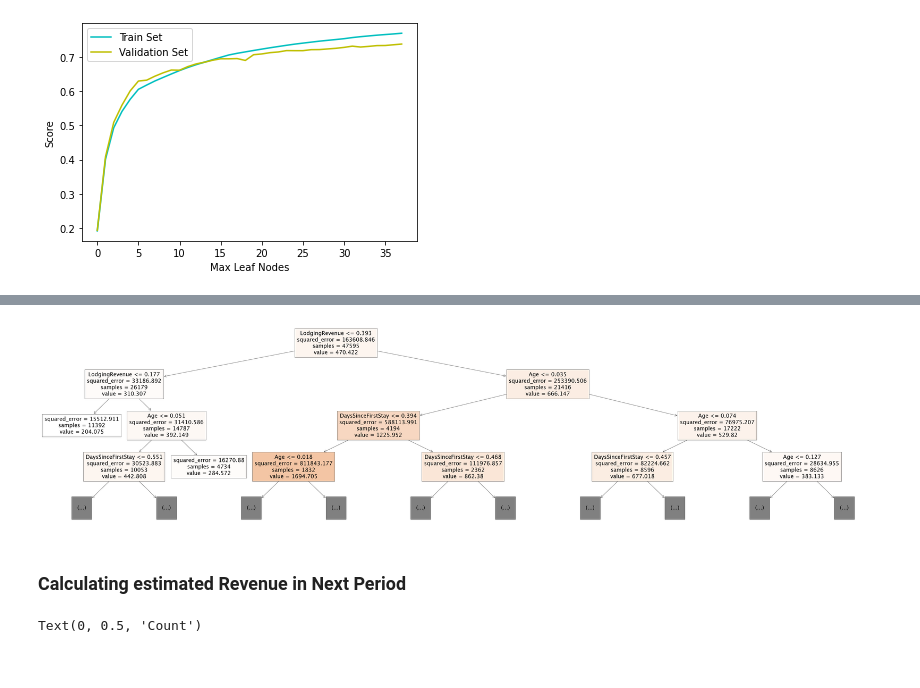
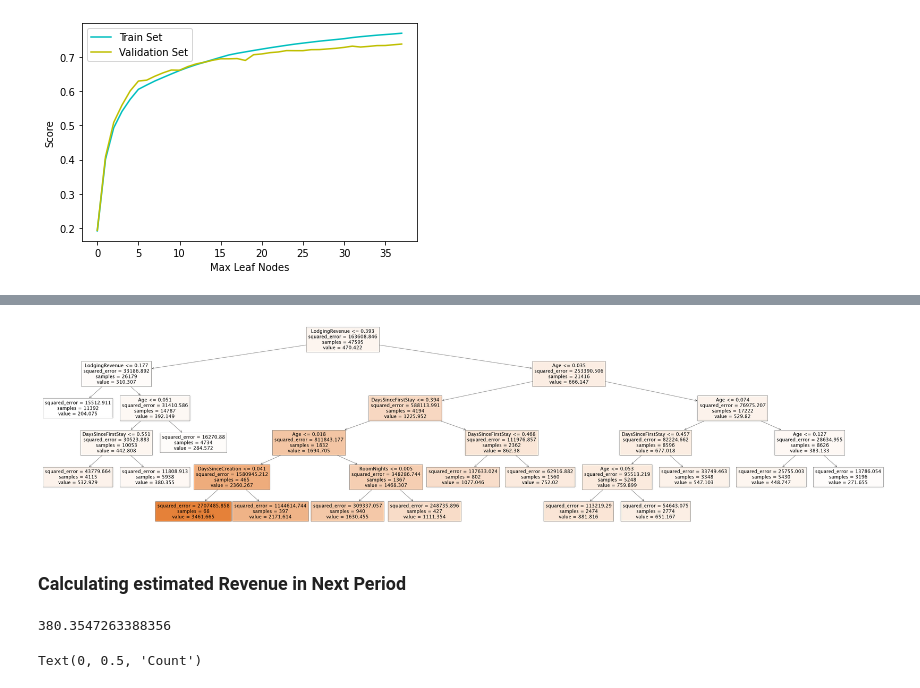
Before and after one commit to Buwoo/BT4211_Hotel, a Jupyter notebook: Hotel_Rev_Forecasting.ipynb, the cells around one changed output, grey strips where cells are left out. Saved outputs shown, nothing was run; the diff lists cells and outputs as text; code cells hidden in the pictures.

```diff
--- a/Hotel_Rev_Forecasting.ipynb
+++ b/Hotel_Rev_Forecasting.ipynb
@@ -317,15 +326,19 @@ print(dt_regressor.score(X_valid, y_valid))
 # %%
 # Plot decision tree
 plt.figure(figsize =(80,20))
-plot_tree(dt_regressor, feature_names=X_train.columns, max_depth=3, filled=True);
+plot_tree(dt_regressor, feature_names=X_train.columns, max_depth=5, filled=True);
 # %% [output]
-[figure, old version]
+[figure, new version]
 # %% [markdown]
 ### Calculating estimated Revenue in Next Period
 # %%
 # Predict total revenue per room
 pred_rev = dt_regressor.predict(newcust_df[selected_features_df.columns])
 newcust_df["TotalRevenuePerRoom_Pred"] = pred_rev
+# %%
+median(list(newcust_df['TotalRevenuePerRoom_Pred']))
+# %% [output]
+380.3547263388356
 # %%
 plt.hist(newcust_df['TotalRevenuePerRoom_Pred'])
 plt.xlabel('Total Revenue Per Room')
```
Also changed, not shown: parts of 8 cells of this notebook.
